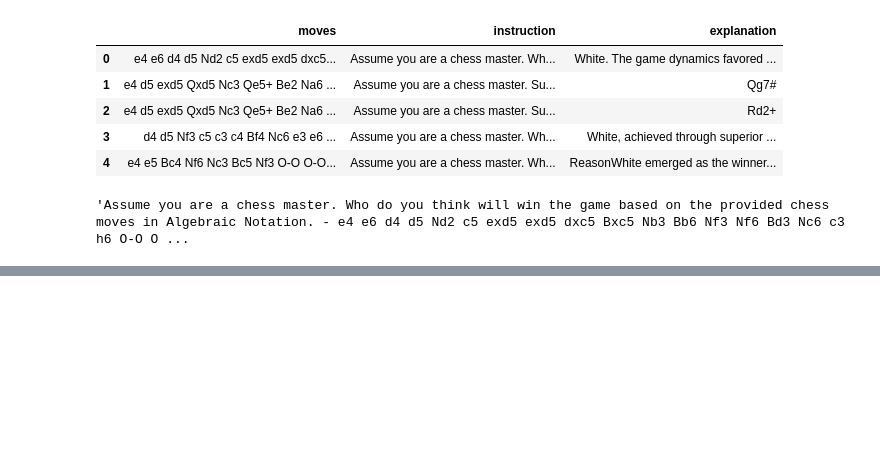
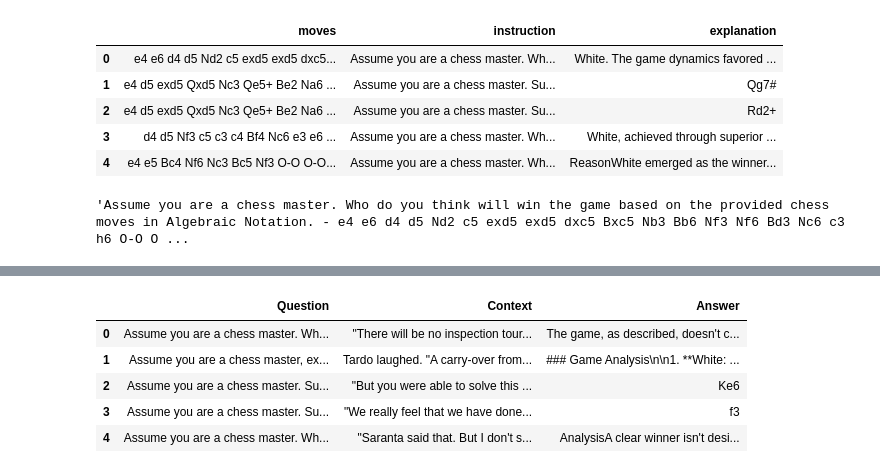
Before and after one commit to TheOpenSI/CoSMIC, a Jupyter notebook: 2nd_fine_tune/data/data_processing.ipynb, the cells around one changed output, grey strips where cells are left out. Cells and saved outputs as stored; diff of their text form; code cells hidden in the pictures; blank space fills up the shorter version.

```diff
--- a/2nd_fine_tune/data_processing.ipynb
+++ b/2nd_fine_tune/data/data_processing.ipynb
@@ -329,0 +396,13 @@ finetune_3_tasks = pd.DataFrame({"Question" : questions, ""})
+# %%
+import random
+contexts = [docs[random.randint(0, 17)]for i in range(0, 80)]
+# %%
+irr_context["Context"] = contexts
+irr_context.head()
+# %% [output]
+|  | Question | Context | Answer |
+| 0 | Assume you are a chess master. Wh... | "There will be no inspection tour... | The game, as described, doesn't c... |
+| 1 | Assume you are a chess master, ex... | Tardo laughed. "A carry-over from... | ### Game Analysis\n\n1. **White: ... |
+| 2 | Assume you are a chess master. Su... | "But you were able to solve this ... | Ke6 |
+| 3 | Assume you are a chess master. Su... | "We really feel that we have done... | f3 |
+| 4 | Assume you are a chess master. Wh... | "Saranta said that. But I don't s... | AnalysisA clear winner isn't desi... |
```
Also changed, not shown: parts of 23 cells of this notebook, 17 other files.
